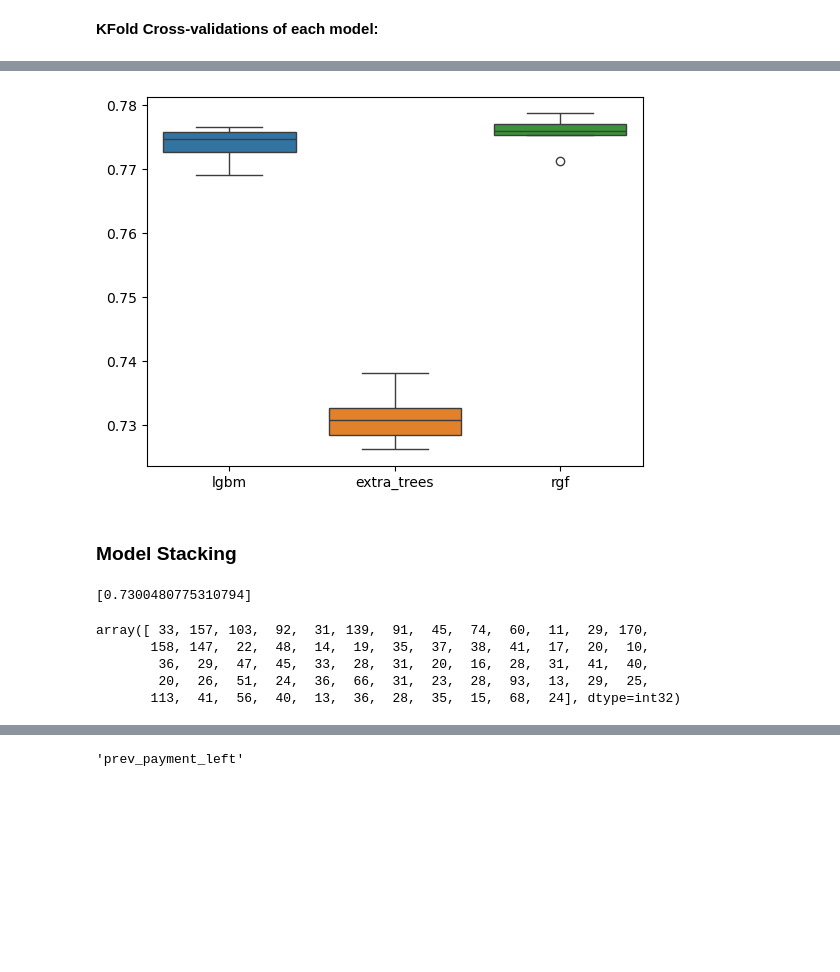
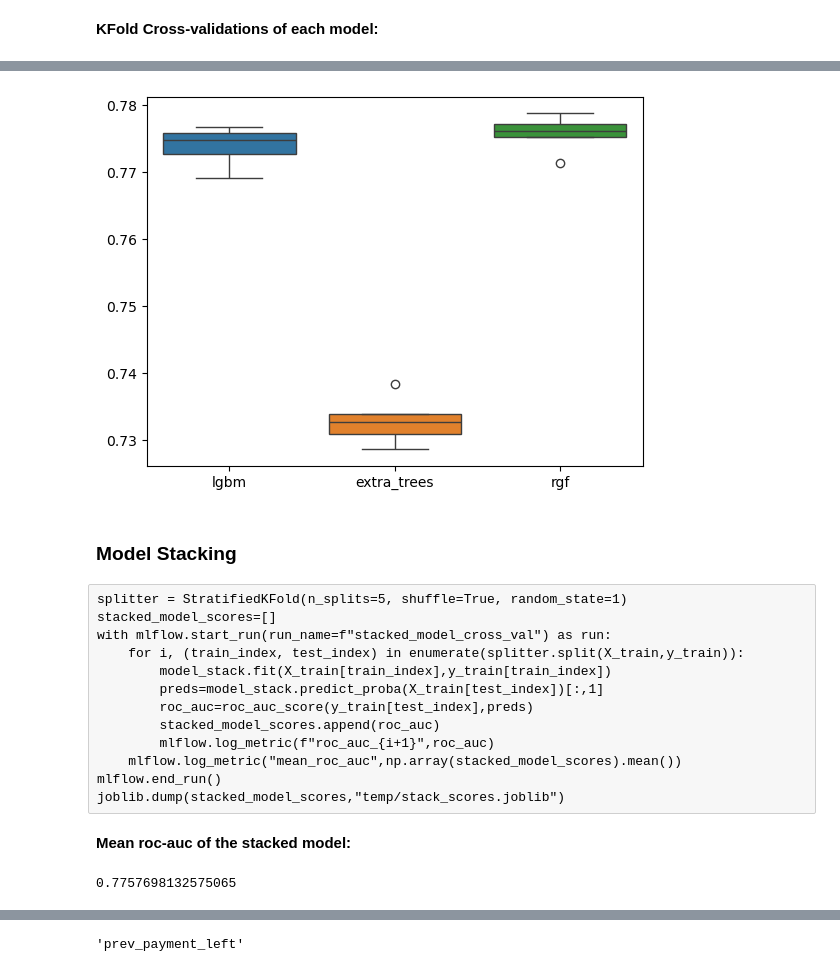
Before and after one commit to gediminas-skvarnavicius/home-credit-group-ml, a Jupyter notebook: model_1_difficulties.ipynb, the cells around one changed output, grey strips where cells are left out. Cells and saved outputs as stored; diff of their text form; code cells hidden in the pictures; blank space fills up the shorter version.

Commit message:
stacked model evaluated

```diff
--- a/model_1_difficulties.ipynb
+++ b/model_1_difficulties.ipynb
@@ -432,10 +423,11 @@ scores=pl.DataFrame(scores)
 # %%
+scores=joblib.load("temp/model_1_base_scores.joblib")
 fig_scores,ax_scores=plt.subplots()
 sns.boxplot(scores)
 ax_scores.set_xticklabels(scores.columns)
 plt.show()
 # %% [output]
-[figure, old version]
+[figure, new version]
 # %% [markdown]
 ### Model Stacking
 # %%
@@ -460,12 +439,20 @@ joblib.dump(stacked_model_scores,"temp/stack_scores.joblib")
-# %%
-stacked_model_scores
-# %% [output]
-[0.7300480775310794]
-# %%
-models.models['lgbm'].pipeline['model'].model.feature_importances_
-# %% [output]
-array([ 33, 157, 103,  92,  31, 139,  91,  45,  74,  60,  11,  29, 170,
-       158, 147,  22,  48,  14,  19,  35,  37,  38,  41,  17,  20,  10,
-        36,  29,  47,  45,  33,  28,  31,  20,  16,  28,  31,  41,  40,
-        20,  26,  51,  24,  36,  66,  31,  23,  28,  93,  13,  29,  25,
-       113,  41,  56,  40,  13,  36,  28,  35,  15,  68,  24], dtype=int32)
+# %% [raw]
+splitter = StratifiedKFold(n_splits=5, shuffle=True, random_state=1)
+stacked_model_scores=[]
+with mlflow.start_run(run_name=f"stacked_model_cross_val") as run:
+    for i, (train_index, test_index) in enumerate(splitter.split(X_train,y_train)):
+        model_stack.fit(X_train[train_index],y_train[train_index])
+        preds=model_stack.predict_proba(X_train[test_index])[:,1]
+        roc_auc=roc_auc_score(y_train[test_index],preds)
+        stacked_model_scores.append(roc_auc)
+        mlflow.log_metric(f"roc_auc_{i+1}",roc_auc)
+    mlflow.log_metric("mean_roc_auc",np.array(stacked_model_scores).mean())
+mlflow.end_run()
+joblib.dump(stacked_model_scores,"temp/stack_scores.joblib")
+# %% [markdown]
+**Mean roc-auc of the stacked model:**
+# %%
+stacked_model_scores=joblib.load("temp/stack_scores.joblib")
+np.array(stacked_model_scores).mean()
+# %% [output]
+0.7757698132575065
```
Also changed, not shown: parts of 15 cells of this notebook, 1 other file.
